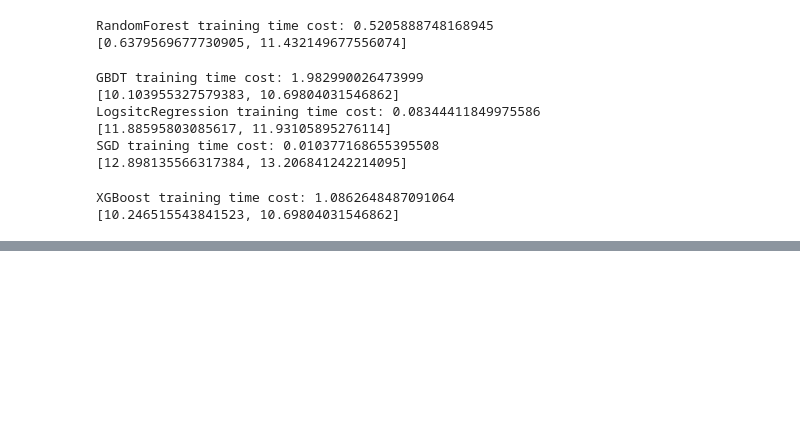
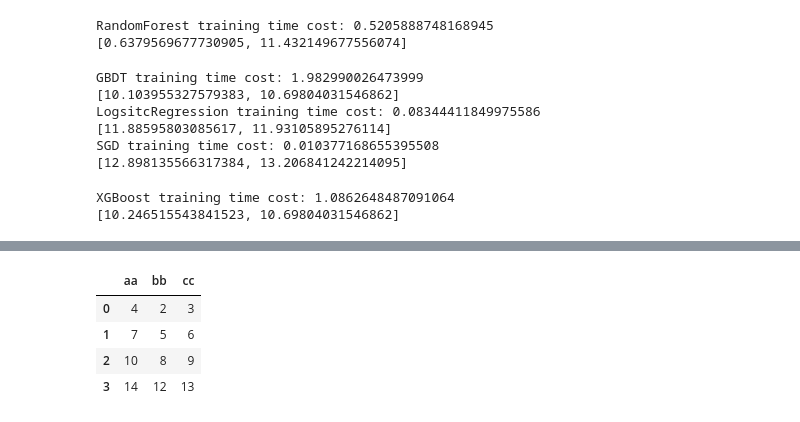
Before and after one commit to Luminosite/ud_quora, a Jupyter notebook: data_check_5.ipynb, the cells around one changed output, grey strips where cells are left out. Cells and saved outputs as stored; diff of their text form; code cells hidden in the pictures; blank space fills up the shorter version.

```diff
--- a/data_check_5.ipynb
+++ b/data_check_5.ipynb
@@ -354,0 +453,9 @@ lightGBM training time cost: 3.113046884536743
+# %%
+df['aa'] = df['aa'].apply(lambda x: int(x) + 1)
+df
+# %% [output]
+|  | aa | bb | cc |
+| 0 | 4 | 2 | 3 |
+| 1 | 7 | 5 | 6 |
+| 2 | 10 | 8 | 9 |
+| 3 | 14 | 12 | 13 |
```
Also changed, not shown: parts of 12 cells of this notebook, 4 other files.
